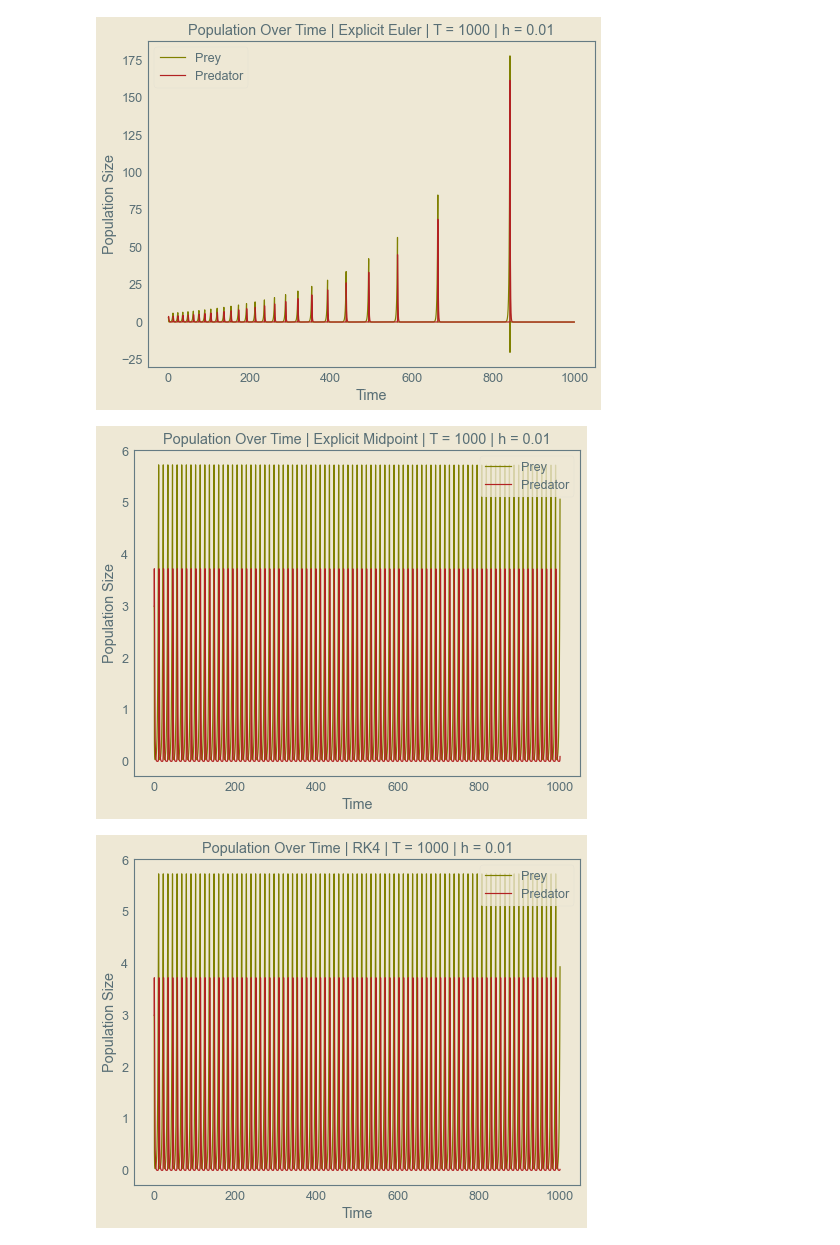
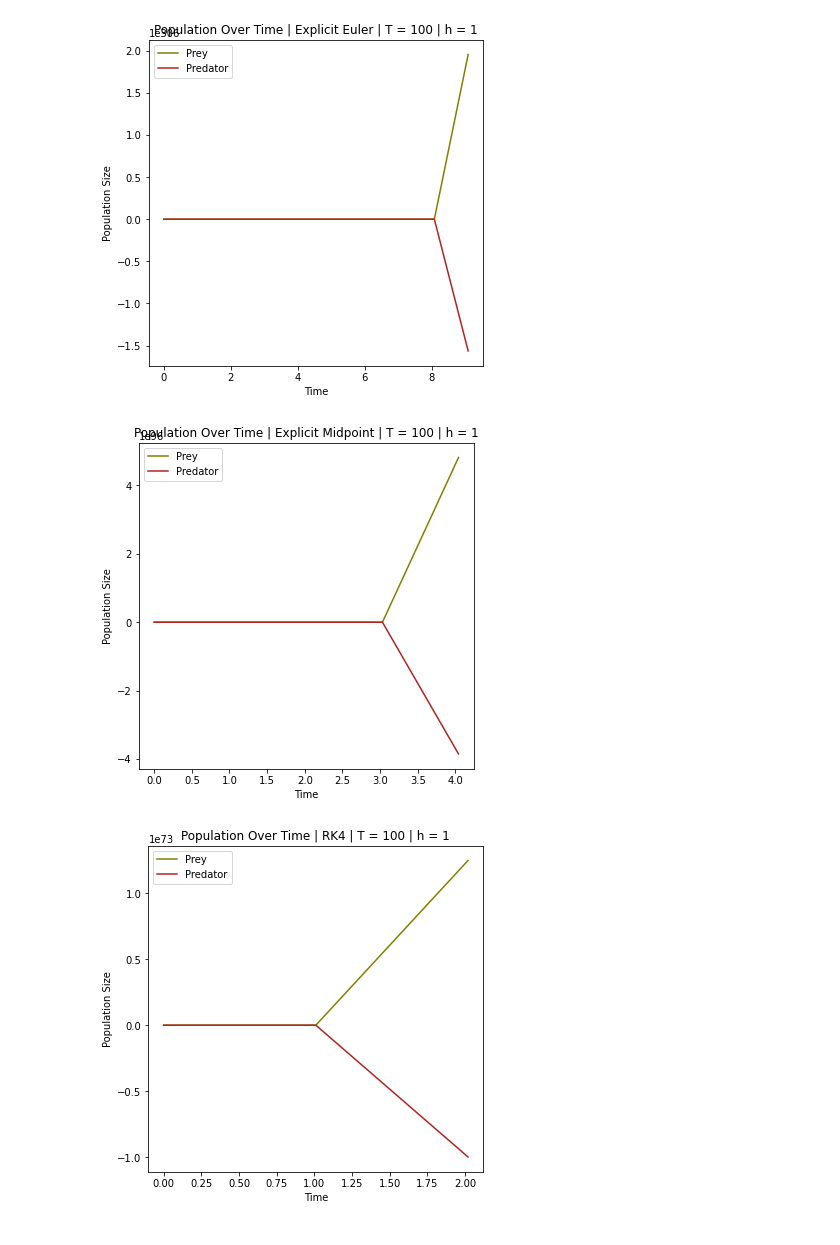
Before and after one commit to ConnorSutton07/Lotka-Volterra-Modelling, a Jupyter notebook: Lotka-Volterra.ipynb, the cells around one changed output. Drawn from its saved outputs; the diff is of its cells as text; code cells hidden in the pictures.

Commit message:
alt version for graphs with white background

```diff
--- a/Lotka-Volterra.ipynb
+++ b/Lotka-Volterra.ipynb
@@ -114,10 +114,10 @@ class LotkaVolterra:
                      filename:   str = "tmp.jpg"):
 
         prey, predator = X.T
-        fig = plt.figure(figsize=(8,6))
+        fig = plt.figure(figsize=(6,6))
         plt.plot(t, prey, color = 'olive', label = prey_label)
         plt.plot(t, predator, color = 'firebrick', label = pred_label)
-        plt.grid()
+        plt.grid(False)
         plt.legend()
         plt.xlabel("Time")
         plt.ylabel("Population Size")
@@ -160,13 +160,15 @@ parameters = {
 }
 
 model = LotkaVolterra(parameters)
-methods = [Midpoint, RK4]
-labels  = ["Explicit Midpoint", "RK4"]
+methods = [Euler, Midpoint, RK4]
+labels  = ["Explicit Euler", "Explicit Midpoint", "RK4"]
 
-h = .1
-T = 10000
+h = .01
+T = 100
 t  = np.linspace(0, T, int(T / h))
 X0 = np.array([3, 3])
+values = np.linspace(0.3, 0.9, 10)
+vcolors = plt.cm.autumn_r(np.linspace(0.3, 1., len(values)))
 
 for method, label in zip(methods, labels):
     title = f"Phase-Space | {label} | T = {T} | h = {h}"
@@ -187,26 +190,26 @@ for method, label in zip(methods, labels):
 # %%
 parameters = {
     'a': 2 / 3,
     'b': 4 / 3,
     'c': 1.2,
     'd': 0.8
 }
 
 model = LotkaVolterra(parameters)
 methods = [Euler, Midpoint, RK4]
 labels  = ["Explicit Euler", "Explicit Midpoint", "RK4"]
 
-h = .01
-T = 1000
+h = 1
+T = 100
 t  = np.linspace(0, T, int(T / h))
-X0 = np.array([3, 3])
+X0 = np.array([5, 3])
 
 for method, label in zip(methods, labels):
     X = model.solve(method, X0, t)
     name = label + "_" + str(h) + "_" + str(T) + ".jpg"
     title = f"Population Over Time | {label} | T = {T} | h = {h}"
     model.plot_results(X, t, title = title, filename = name)
 # %% [output]
-[figure, old version]
+[figure, new version]
-[figure, old version]
+[figure, new version]
-[figure, old version]
+[figure, new version]
```
Also changed, not shown: parts of 3 cells of this notebook, 20 other files.
